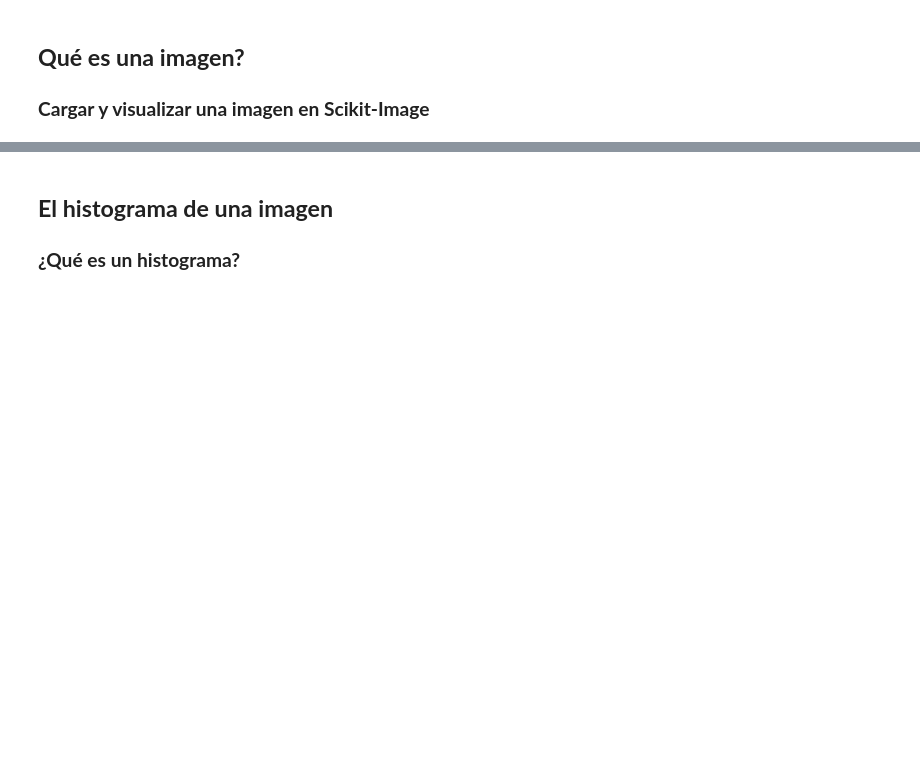
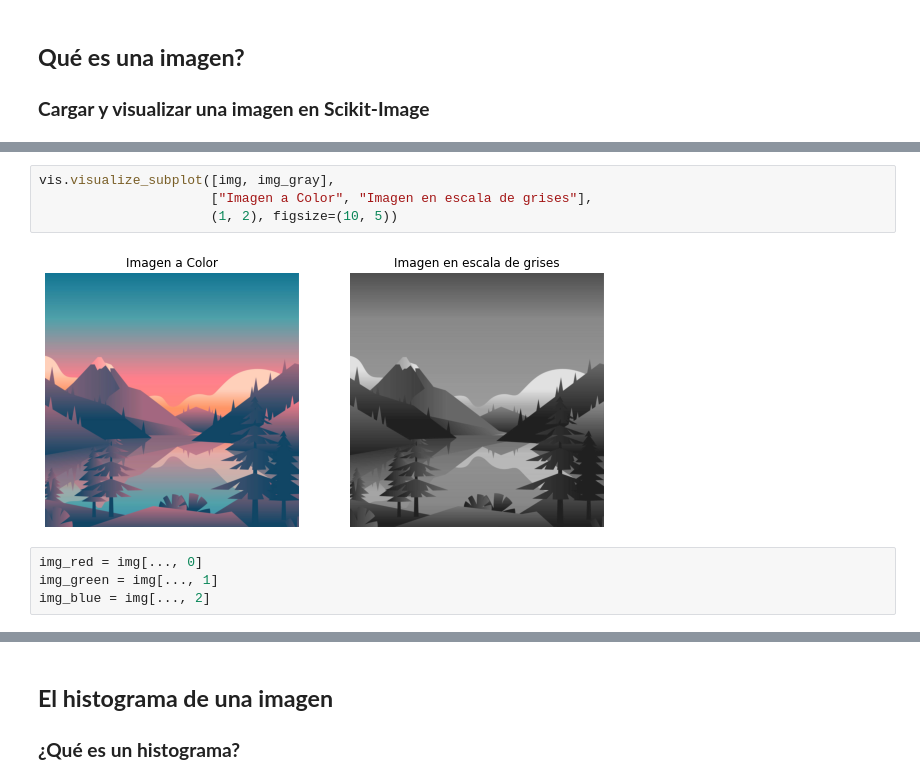
Before and after one commit to jpcano1/ISIS_4825_taller_3, a Jupyter notebook: Scikit_image_Bootcamp.ipynb, the cells around one changed output, grey strips where cells are left out. Cells and saved outputs as stored; diff of their text form; blank space fills up the shorter version.

```diff
--- a/Scikit_image_Bootcamp.ipynb
+++ b/Scikit_image_Bootcamp.ipynb
@@ -8,0 +36,10 @@ url = "https://static.vecteezy.com/system/resources/thumbnails/000/246/312/origi
+# %%
+vis.visualize_subplot([img, img_gray],
+                      ["Imagen a Color", "Imagen en escala de grises"],
+                      (1, 2), figsize=(10, 5))
+# %% [output]
+[figure, added]
+# %%
+img_red = img[..., 0]
+img_green = img[..., 1]
+img_blue = img[..., 2]
```
Also changed, not shown: parts of 10 cells of this notebook, 2 other files.
